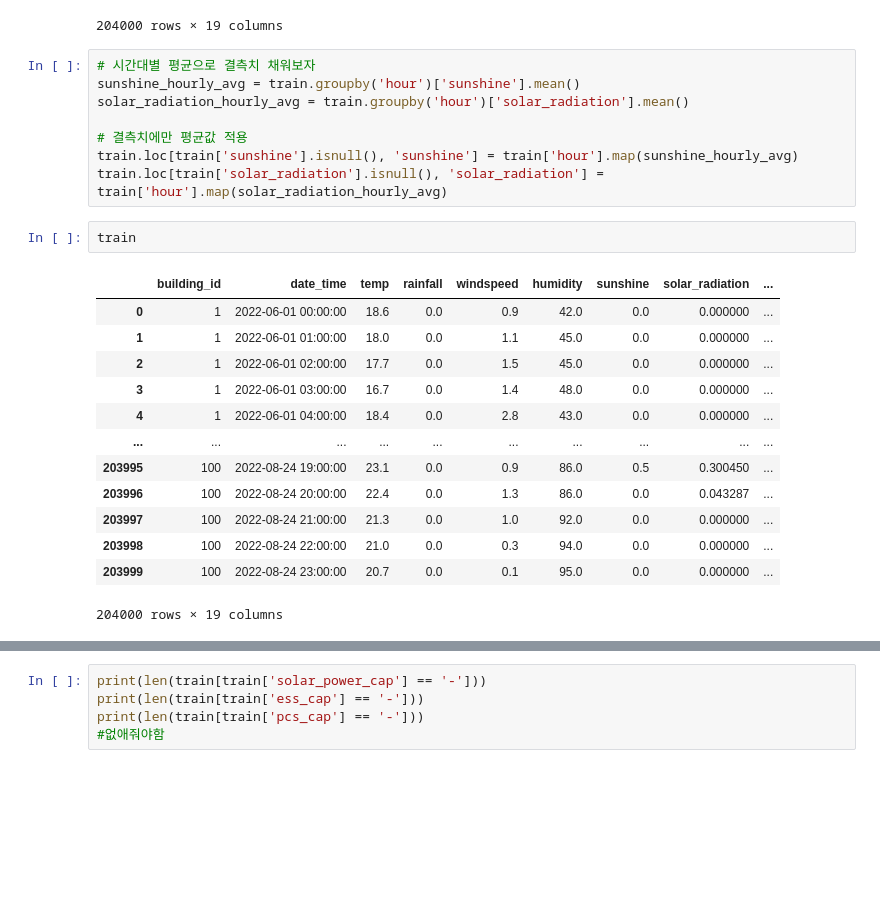
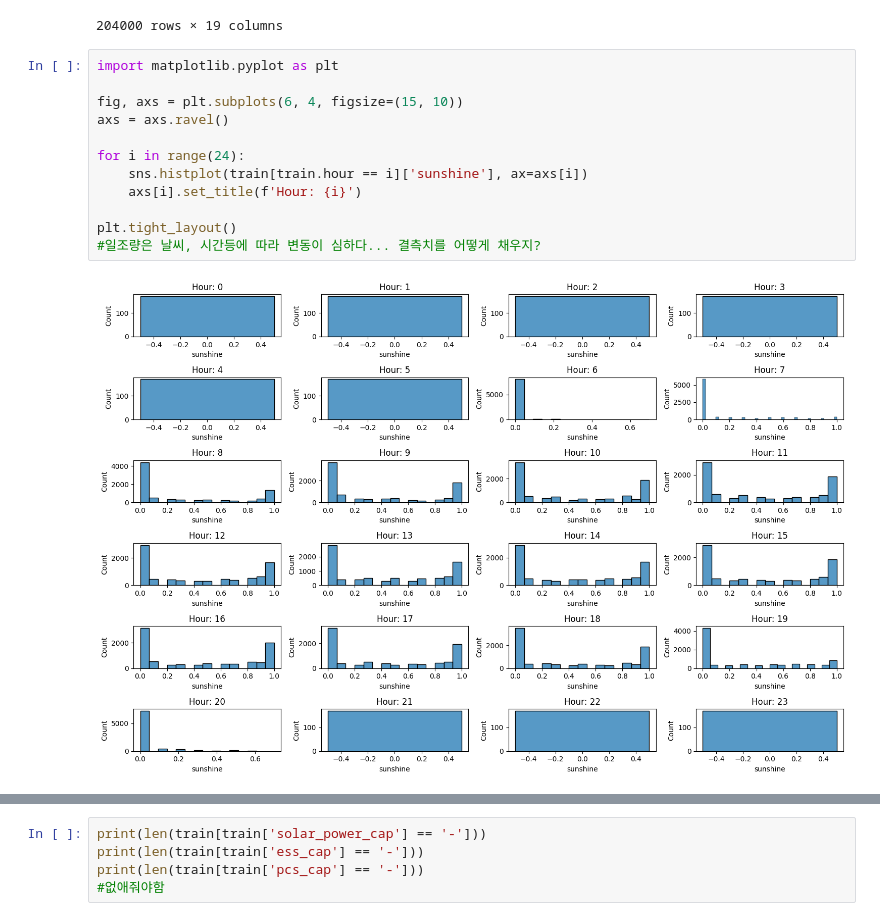
Before and after one commit to life-ofpi/SDATP, a Jupyter notebook: sda_project_jinseo.ipynb, the cells around one changed output, grey strips where cells are left out. Cells and saved outputs as stored; diff of their text form; blank space fills up the shorter version.

```diff
--- a/sda_project_jinseo.ipynb
+++ b/sda_project_jinseo.ipynb
@@ -138,27 +140,17 @@ train
 | 203998 | 100 | 2022-08-24 22:00:00 | 21.0 | 0.0 | 0.3 | 94.0 | NaN | NaN | ... |
 | 203999 | 100 | 2022-08-24 23:00:00 | 20.7 | 0.0 | 0.1 | 95.0 | NaN | NaN | ... |
 204000 rows × 19 columns
-# %%
-# 시간대별 평균으로 결측치 채워보자
-sunshine_hourly_avg = train.groupby('hour')['sunshine'].mean()
-solar_radiation_hourly_avg = train.groupby('hour')['solar_radiation'].mean()
-
-# 결측치에만 평균값 적용
-train.loc[train['sunshine'].isnull(), 'sunshine'] = train['hour'].map(sunshine_hourly_avg)
-train.loc[train['solar_radiation'].isnull(), 'solar_radiation'] = train['hour'].map(solar_radiation_hourly_avg)
-# %%
-train
-# %% [output]
-|  | building_id | date_time | temp | rainfall | windspeed | humidity | sunshine | solar_radiation | ... |
-| 0 | 1 | 2022-06-01 00:00:00 | 18.6 | 0.0 | 0.9 | 42.0 | 0.0 | 0.000000 | ... |
-| 1 | 1 | 2022-06-01 01:00:00 | 18.0 | 0.0 | 1.1 | 45.0 | 0.0 | 0.000000 | ... |
-| 2 | 1 | 2022-06-01 02:00:00 | 17.7 | 0.0 | 1.5 | 45.0 | 0.0 | 0.000000 | ... |
-| 3 | 1 | 2022-06-01 03:00:00 | 16.7 | 0.0 | 1.4 | 48.0 | 0.0 | 0.000000 | ... |
-| 4 | 1 | 2022-06-01 04:00:00 | 18.4 | 0.0 | 2.8 | 43.0 | 0.0 | 0.000000 | ... |
-| ... | ... | ... | ... | ... | ... | ... | ... | ... | ... |
-| 203995 | 100 | 2022-08-24 19:00:00 | 23.1 | 0.0 | 0.9 | 86.0 | 0.5 | 0.300450 | ... |
-| 203996 | 100 | 2022-08-24 20:00:00 | 22.4 | 0.0 | 1.3 | 86.0 | 0.0 | 0.043287 | ... |
-| 203997 | 100 | 2022-08-24 21:00:00 | 21.3 | 0.0 | 1.0 | 92.0 | 0.0 | 0.000000 | ... |
-| 203998 | 100 | 2022-08-24 22:00:00 | 21.0 | 0.0 | 0.3 | 94.0 | 0.0 | 0.000000 | ... |
-| 203999 | 100 | 2022-08-24 23:00:00 | 20.7 | 0.0 | 0.1 | 95.0 | 0.0 | 0.000000 | ... |
-204000 rows × 19 columns
+# %%
+import matplotlib.pyplot as plt
+
+fig, axs = plt.subplots(6, 4, figsize=(15, 10))
+axs = axs.ravel()
+
+for i in range(24):
+    sns.histplot(train[train.hour == i]['sunshine'], ax=axs[i])
+    axs[i].set_title(f'Hour: {i}')
+
+plt.tight_layout()
+#일조량은 날씨, 시간등에 따라 변동이 심하다... 결측치를 어떻게 채우지?
+# %% [output]
+[figure, added]
```
Also changed, not shown: parts of 18 cells of this notebook.
